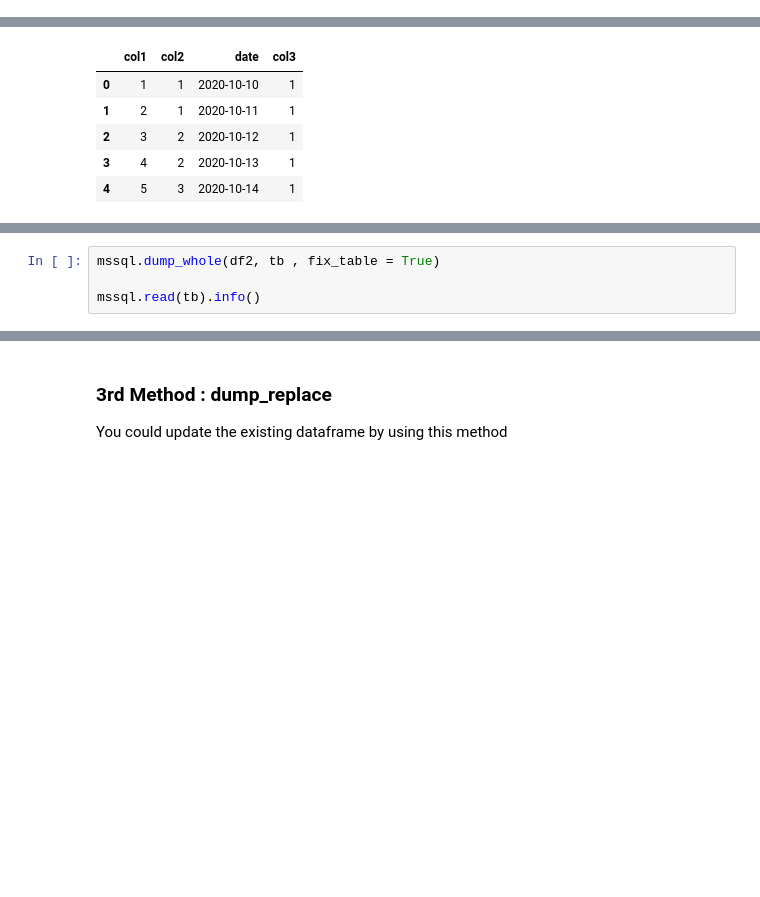
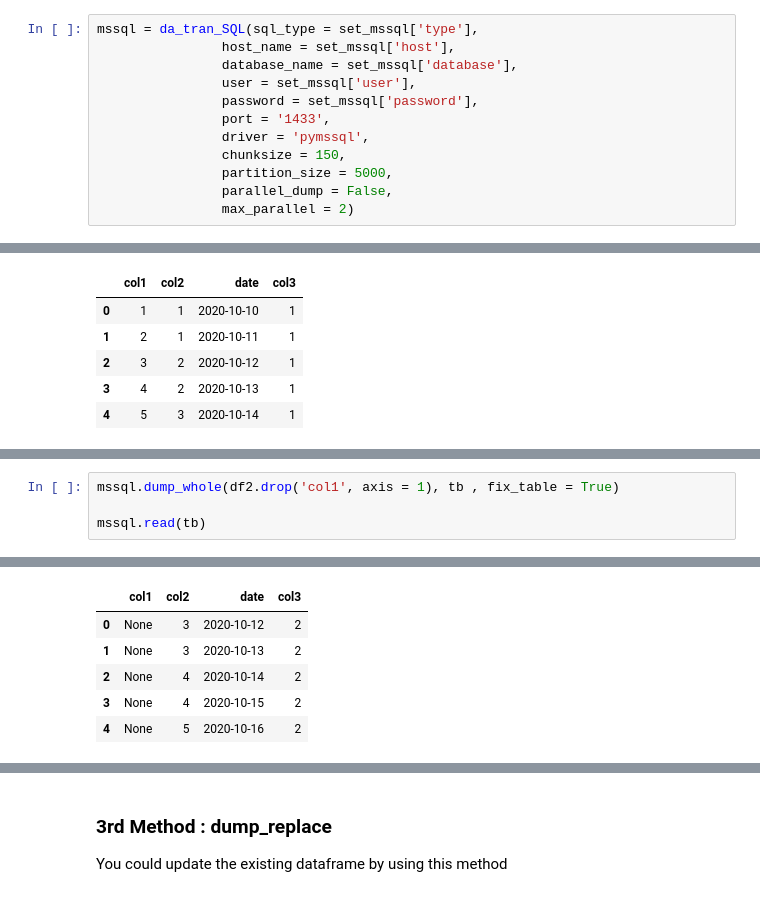
Before and after one commit to chanon-kr/Shared_Function, a Jupyter notebook: samples/database.ipynb, the cells around one changed output, grey strips where cells are left out. Drawn from its saved outputs; the diff is of its cells as text; blank space fills up the shorter version.

Commit message:
update new parameter in samples/database

```diff
--- a/samples/database.ipynb
+++ b/samples/database.ipynb
@@ -61,0 +69,12 @@ Connection OK
+# %%
+mssql = da_tran_SQL(sql_type = set_mssql['type'],
+                host_name = set_mssql['host'],
+                database_name = set_mssql['database'],
+                user = set_mssql['user'],
+                password = set_mssql['password'],
+                port = '1433',
+                driver = 'pymssql',
+                chunksize = 150,
+                partition_size = 5000,
+                parallel_dump = False,
+                max_parallel = 2)
@@ -171,4 +214,5 @@ mssql.read(tb)
 # %%
-mssql.dump_whole(df2, tb , fix_table = True)
+mssql.dump_whole(df2.drop('col1', axis = 1), tb , fix_table = True)
 
-mssql.read(tb).info()
+mssql.read(tb)
+# %% [output]
@@ -174,0 +221,6 @@ mssql.read(tb).info()
+|  | col1 | col2 | date | col3 |
+| 0 | None | 3 | 2020-10-12 | 2 |
+| 1 | None | 3 | 2020-10-13 | 2 |
+| 2 | None | 4 | 2020-10-14 | 2 |
+| 3 | None | 4 | 2020-10-15 | 2 |
+| 4 | None | 5 | 2020-10-16 | 2 |
```
Also changed, not shown: parts of 9 cells of this notebook.
